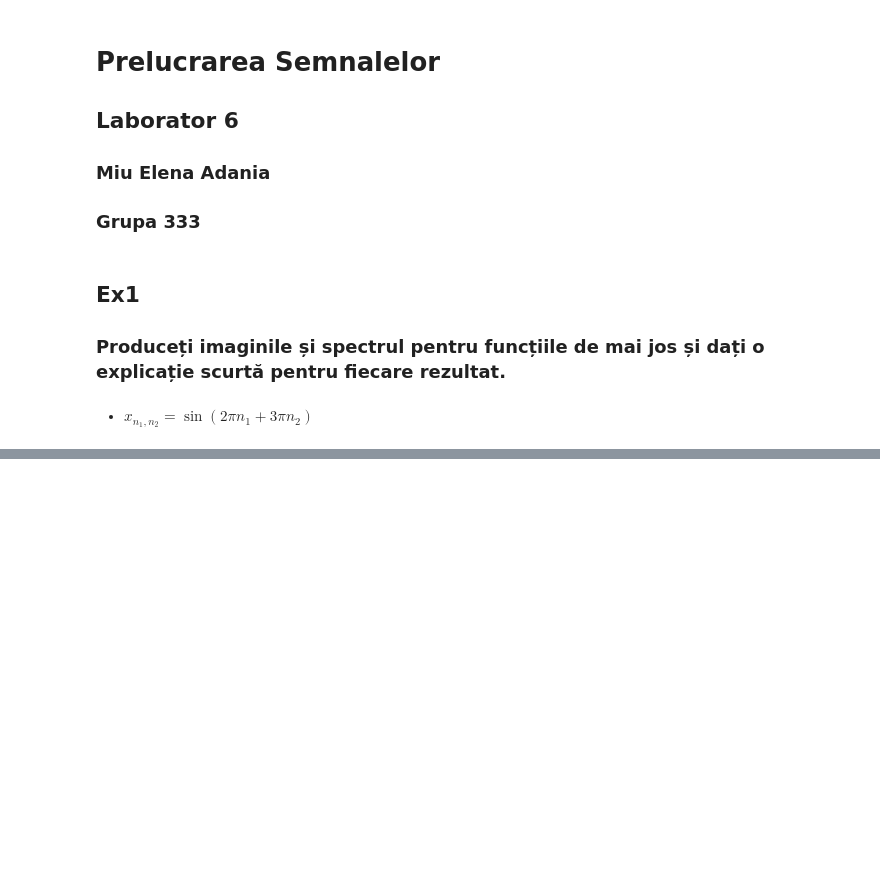
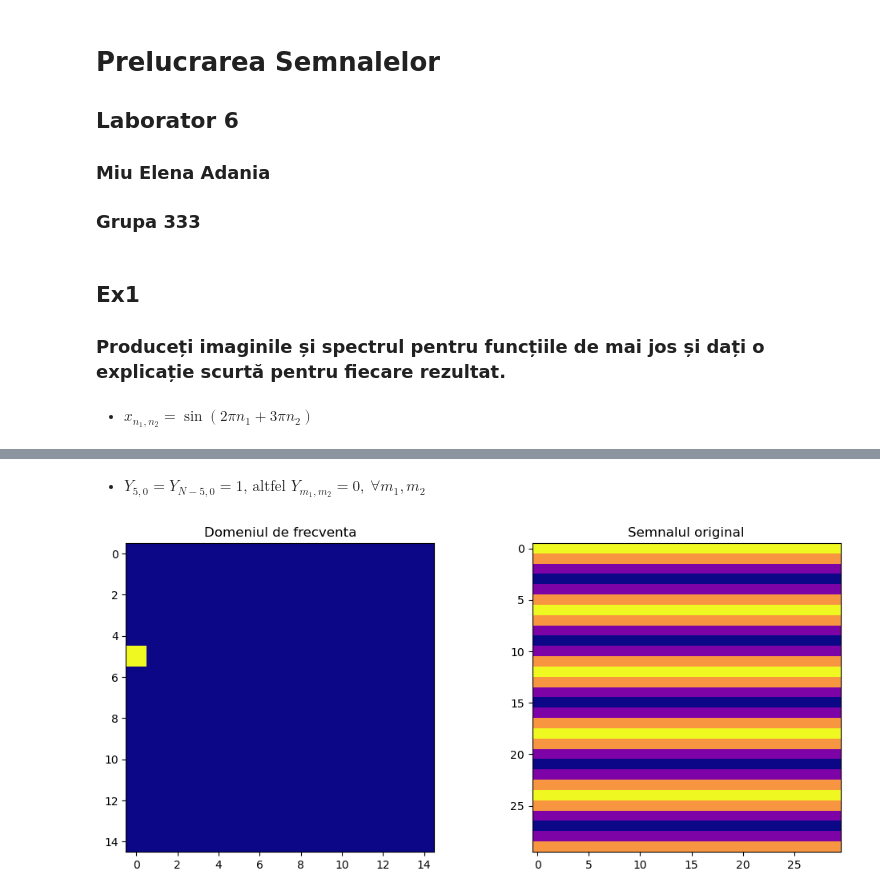
Before and after one commit to adania-miu/Prelucrarea-Semnalelor-Teme-Laborator, a Jupyter notebook: Laborator7/Lab7.ipynb, the cells around one changed output, grey strips where cells are left out. Cells and saved outputs as stored; diff of their text form; code cells hidden in the pictures; blank space fills up the shorter version.

```diff
--- a/Laborator7/Lab7.ipynb
+++ b/Laborator7/Lab7.ipynb
@@ -32,0 +72,19 @@ plt.show()
+# %% [markdown]
+* $Y_{5,0} = Y_{N-5,0} = 1\text{, altfel }Y_{m_1,m_2} = 0,\ \forall m_1, m_2$
+# %%
+n1, n2 = np.mgrid[0:30:1, 0:30:1]
+
+Y = np.where((n2 == 0) & ((n1 == 5) | (n1 == 25)), 1, 0)
+y = np.fft.fft2(Y).real
+Y = Y[:Y.shape[0]//2, :Y.shape[1]//2]
+
+figure, axis = plt.subplots(1, 2, figsize=(12, 5))
+
+axis[0].imshow(Y, cmap='plasma')
+axis[0].set_title("Domeniul de frecventa")
+axis[1].imshow(y, cmap='plasma')
+axis[1].set_title("Semnalul original")
+
+plt.show()
+# %% [output]
+[figure, added]
```
Also changed, not shown: parts of 11 cells of this notebook.
